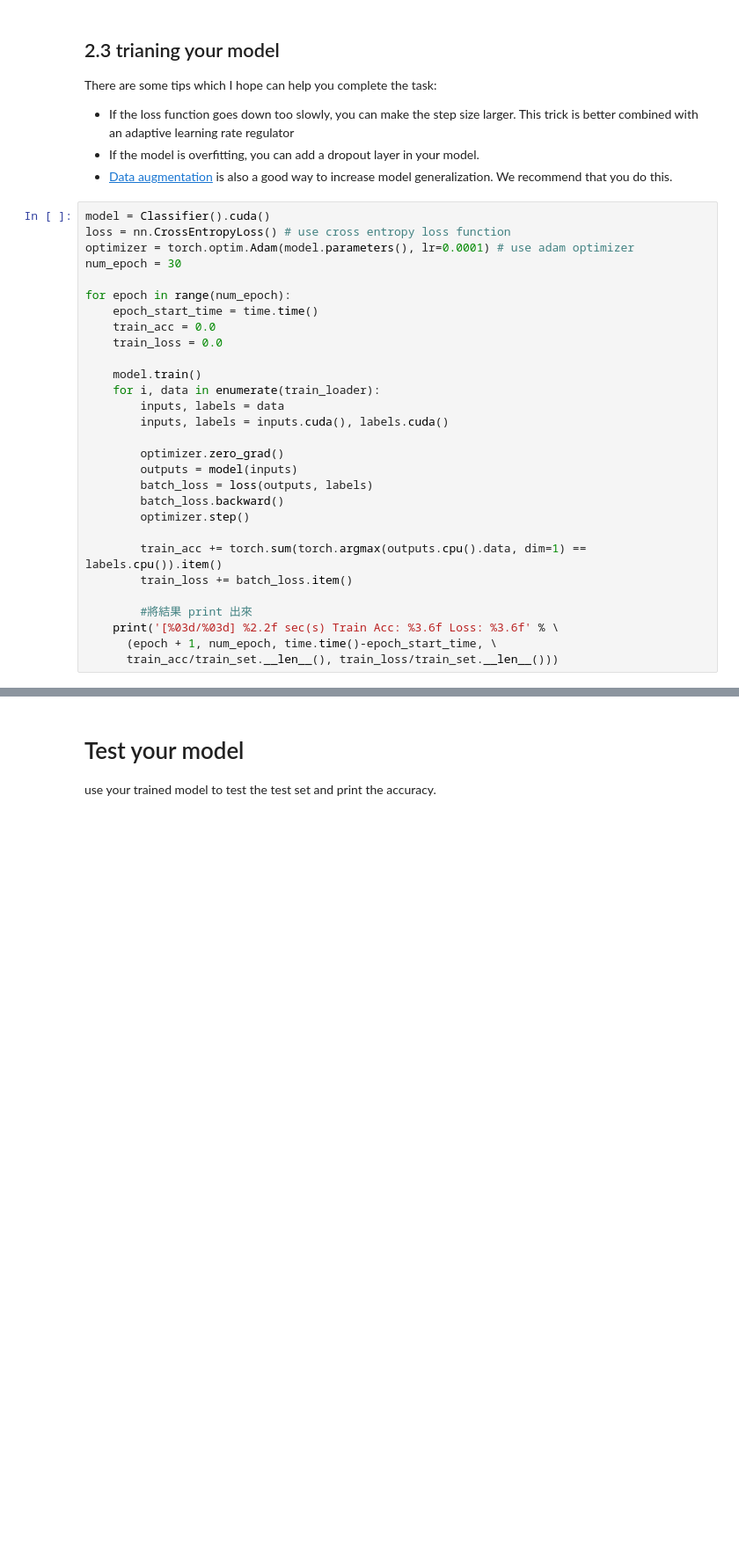
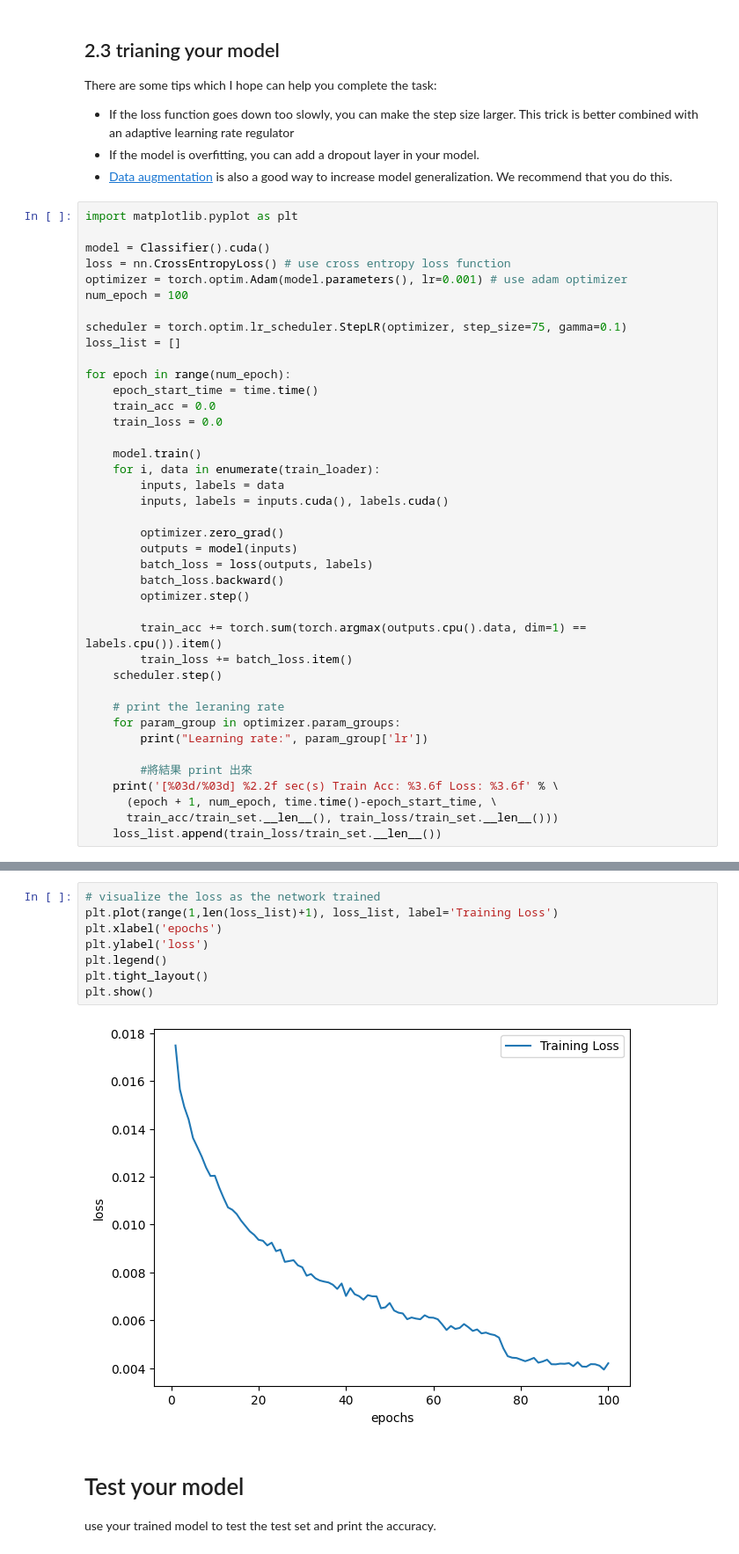
Before and after one commit to AuthorityWang/ShanghaiTech-CS182HW, a Jupyter notebook: CS182-HW5/HW5_coding/Hw5_coding.ipynb, the cells around one changed output, grey strips where cells are left out. Shown: that part at 88% size. Cells and saved outputs as stored; diff of their text form; blank space fills up the shorter version.

```diff
--- a/CS182-HW5/HW5_coding/Hw5_coding.ipynb
+++ b/CS182-HW5/HW5_coding/Hw5_coding.ipynb
@@ -245,10 +260,15 @@ There are some tips which I hope can help you complete the task:
 - If the model is overfitting, you can add a dropout layer in your model.
 -  [Data augmentation](https://pytorch.org/vision/stable/transforms.html) is also a good way to increase model generalization. We recommend that you do this.
 # %%
+import matplotlib.pyplot as plt
+
 model = Classifier().cuda()
 loss = nn.CrossEntropyLoss() # use cross entropy loss function
-optimizer = torch.optim.Adam(model.parameters(), lr=0.0001) # use adam optimizer
-num_epoch = 30
+optimizer = torch.optim.Adam(model.parameters(), lr=0.001) # use adam optimizer
+num_epoch = 100
+
+scheduler = torch.optim.lr_scheduler.StepLR(optimizer, step_size=75, gamma=0.1)
+loss_list = []
 
 for epoch in range(num_epoch):
     epoch_start_time = time.time()
@@ -268,9 +288,15 @@ for epoch in range(num_epoch):
 
         train_acc += torch.sum(torch.argmax(outputs.cpu().data, dim=1) == labels.cpu()).item()
         train_loss += batch_loss.item()
+    scheduler.step()
+
+    # print the leraning rate
+    for param_group in optimizer.param_groups:
+        print("Learning rate:", param_group['lr'])
 
         #將結果 print 出來
     print('[%03d/%03d] %2.2f sec(s) Train Acc: %3.6f Loss: %3.6f' % \
       (epoch + 1, num_epoch, time.time()-epoch_start_time, \
       train_acc/train_set.__len__(), train_loss/train_set.__len__()))
+    loss_list.append(train_loss/train_set.__len__())
 # %% [output]
@@ -294,3 +320,13 @@ for epoch in range(num_epoch):
+# %%
+# visualize the loss as the network trained
+plt.plot(range(1,len(loss_list)+1), loss_list, label='Training Loss')
+plt.xlabel('epochs')
+plt.ylabel('loss')
+plt.legend()
+plt.tight_layout()
+plt.show()
+# %% [output]
+[figure, added]
 # %% [markdown]
 # Test your model
 use your trained model to test the test set and print the accuracy.
```
Also changed, not shown: parts of 9 cells of this notebook, 4 other files.
